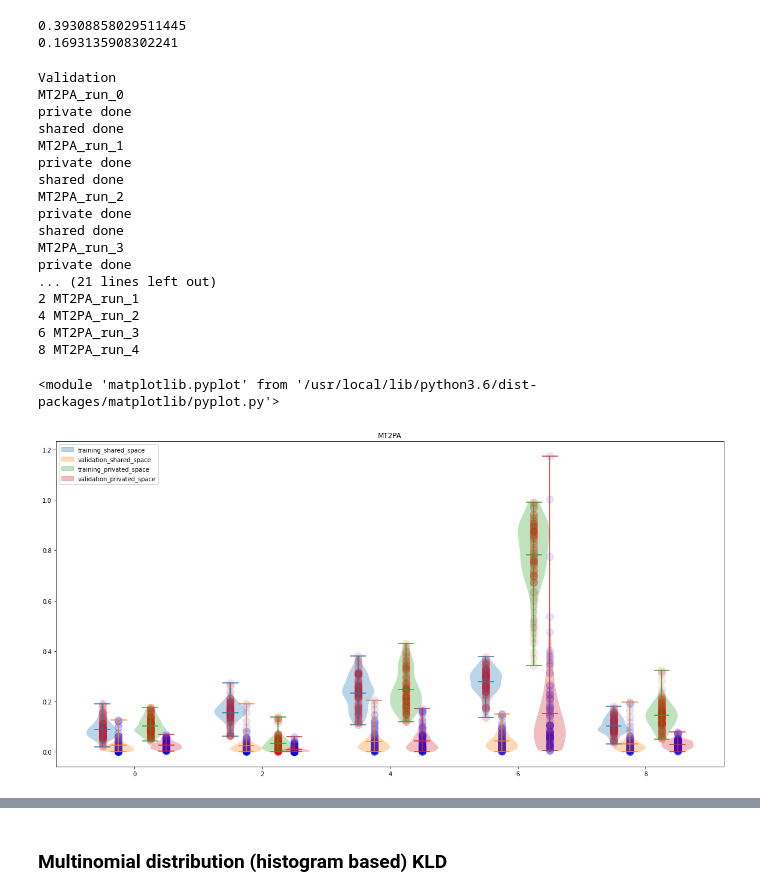
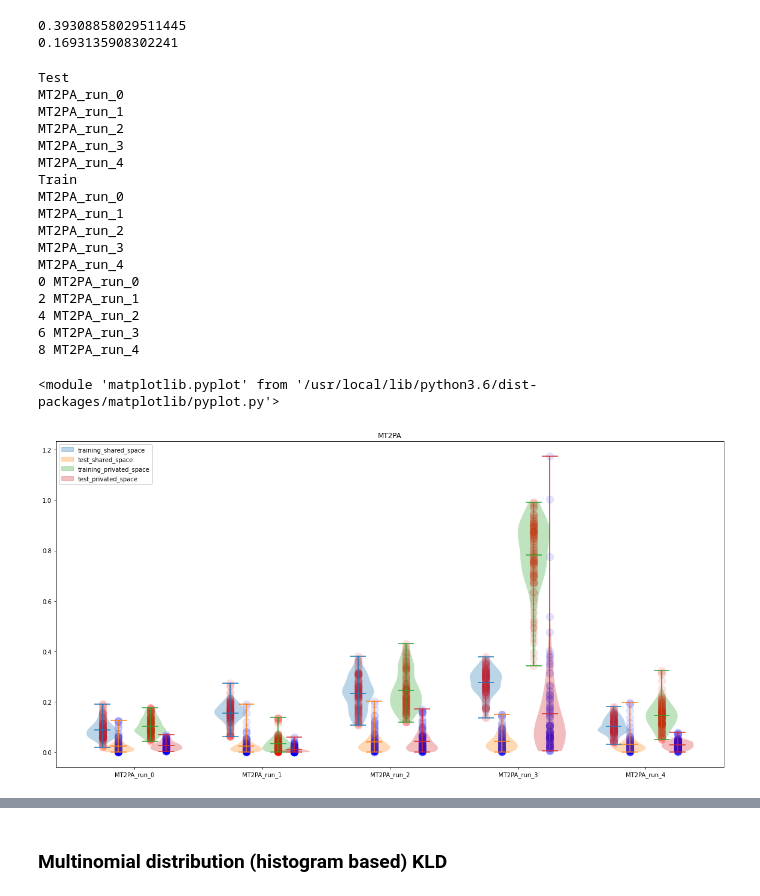
Before and after one commit to grmc1999/ELE2006, a Jupyter notebook: Notebooks/Prj.ipynb, the cells around one changed output, grey strips where cells are left out. Saved outputs shown, nothing was run; the diff lists cells and outputs as text; code cells hidden in the pictures.

```diff
--- a/Notebooks/Prj.ipynb
+++ b/Notebooks/Prj.ipynb
@@ -692,11 +721,11 @@ dists_sh=[]
 
 dist_dic={
     "Train":{},
-    "Validation":{}
+    "Test":{}
 }
 
 base_model="MT2PA"
-for data_subset in ["Validation","Train"]:
+for data_subset in ["Test","Train"]:
     print(data_subset)
     for run in range(0,5):
 
@@ -726,7 +755,7 @@ for data_subset in ["Validation","Train"]:
         dists_sh=[]
 
 
-np.save(os.path.join(root,"Latent_space",base_model+"_MMD"),dist_dic)
+np.save(os.path.join(root,"Latent_space",base_model+"_KLD_general_normal_distribution_reduction"),dist_dic)
 
 #plt.violinplot([dist_dic['Train'][k]["shared"][0] for k in dist_dic['Train'].keys()])
 plot_distances(dist_dic)
@@ -760,12 +789,11 @@ dists_sh=[]
 
 dist_dic={
     "Train":{},
-    "Validation":{}
+    "Test":{}
 }
 
 base_model="PA2MA"
-for data_subset in ["Validation","Train"]:
-    print(data_subset)
+for data_subset in ["Test","Train"]:
     for run in range(0,5):
 
         model='{}_run_{}'.format(base_model,run)
@@ -776,7 +804,6 @@ for data_subset in ["Validation","Train"]:
             sample_strategy='over_sample_smaller',n_samples=4)
                       )
         dists_ex.append(dist_ex)
-        print("private done")
 
 
         dist_sh=np.array(KLD.compute_batched_distance_from_saved(
@@ -784,7 +811,6 @@ for data_subset in ["Validation","Train"]:
             sample_strategy='over_sample_smaller',n_samples=4)
                       )
         dists_sh.append(dist_sh)
-        print("shared done")
 
         dist_dic[data_subset][model]={
         "shared":dists_sh,
@@ -794,7 +820,7 @@ for data_subset in ["Validation","Train"]:
         dists_sh=[]
 
 
-np.save(os.path.join(root,"Latent_space",base_model+"_MMD"),dist_dic)
+np.save(os.path.join(root,"Latent_space",base_model+"_KLD_general_normal_distribution_reduction"),dist_dic)
 
 #plt.violinplot([dist_dic['Train'][k]["shared"][0] for k in dist_dic['Train'].keys()])
 plot_distances(dist_dic)
@@ -852,11 +896,11 @@ dists_sh=[]
 
 dist_dic={
     "Train":{},
-    "Validation":{}
+    "Test":{}
 }
 
 base_model="MT2PA"
-for data_subset in ["Validation","Train"]:
+for data_subset in ["Test","Train"]:
     print(data_subset)
     for run in range(0,5):
 
@@ -868,45 +912,42 @@ for data_subset in ["Validation","Train"]:
             sample_strategy='over_sample_smaller',n_samples=4)
                       )
         dists_ex.append(dist_ex)
-        print("private done")
-
 
         dist_sh=np.array(KLD.compute_batched_distance_from_saved(
         os.path.join(root,"Latent_space",data_subset),'{}_run_{}'.format(base_model,run),'enc_sh','MT','PA',
             sample_strategy='over_sample_smaller',n_samples=4)
                       )
         dists_sh.append(dist_sh)
-        print("shared done")
 
         dist_dic[data_subset][model]={
         "shared":dists_sh,
         "privated":dists_ex
     }
         dists_ex=[]
         dists_sh=[]
 
 
-np.save(os.path.join(root,"Latent_space",base_model+"_MMD"),dist_dic)
+np.save(os.path.join(root,"Latent_space",base_model+"_KLD_general_moment_11_based_reduction"),dist_dic)
 
 #plt.violinplot([dist_dic['Train'][k]["shared"][0] for k in dist_dic['Train'].keys()])
 plot_distances(dist_dic)
 # %% [output]
-Validation
+Test
 MT2PA_run_0
-private done
-shared done
 MT2PA_run_1
-private done
-shared done
 MT2PA_run_2
-private done
-shared done
 MT2PA_run_3
-private done
-... (21 lines left out)
+MT2PA_run_4
+Train
+MT2PA_run_0
+MT2PA_run_1
+MT2PA_run_2
+MT2PA_run_3
+MT2PA_run_4
+0 MT2PA_run_0
 2 MT2PA_run_1
 4 MT2PA_run_2
 6 MT2PA_run_3
 8 MT2PA_run_4
 <module 'matplotlib.pyplot' from '/usr/local/lib/python3.6/dist-packages/matplotlib/pyplot.py'>
-[figure, old version]
+[figure, new version]
```
Also changed, not shown: parts of 23 cells of this notebook, 12 other files.
